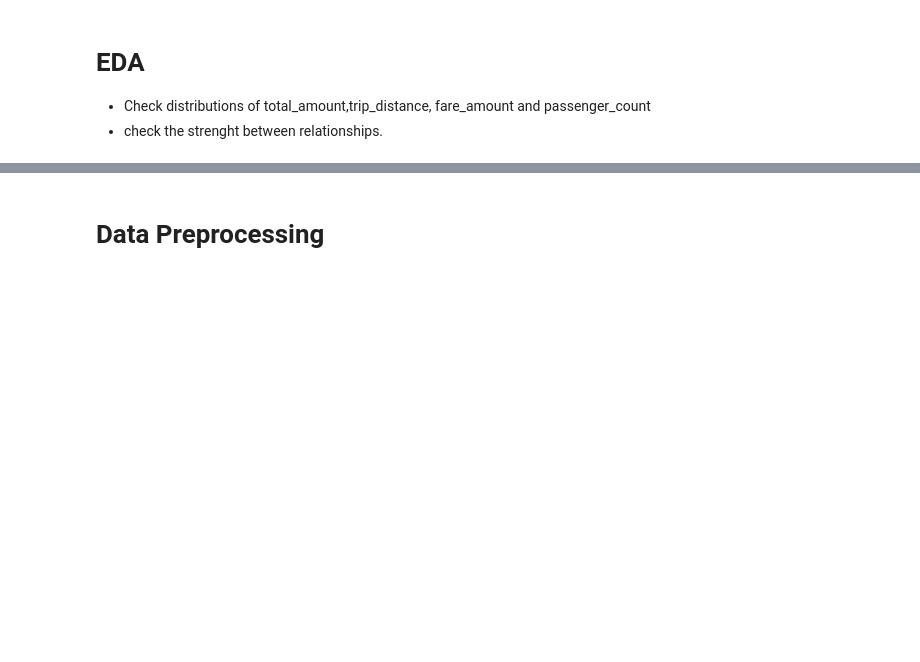
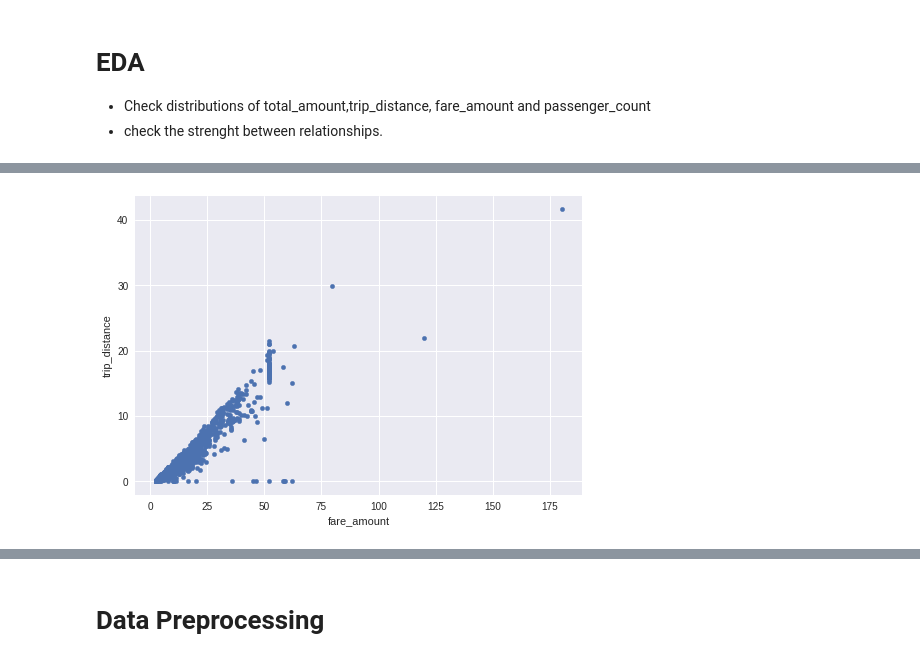
Before and after one commit to AmoDinho/Machine-Learning-Crash-Course-with-TF, a Jupyter notebook: examples/NYC_Taxis.ipynb, the cells around one changed output, grey strips where cells are left out. Cells and saved outputs as stored; diff of their text form; code cells hidden in the pictures; blank space fills up the shorter version.

```diff
--- a/examples/NYC_Taxis.ipynb
+++ b/examples/NYC_Taxis.ipynb
@@ -68,0 +85,5 @@ df_taxi.describe()
+# %%
+df_taxi.plot(kind='scatter', x='fare_amount',y='trip_distance')
+plt.show()
+# %% [output]
+[figure, added]
```
Also changed, not shown: parts of 32 cells of this notebook.
